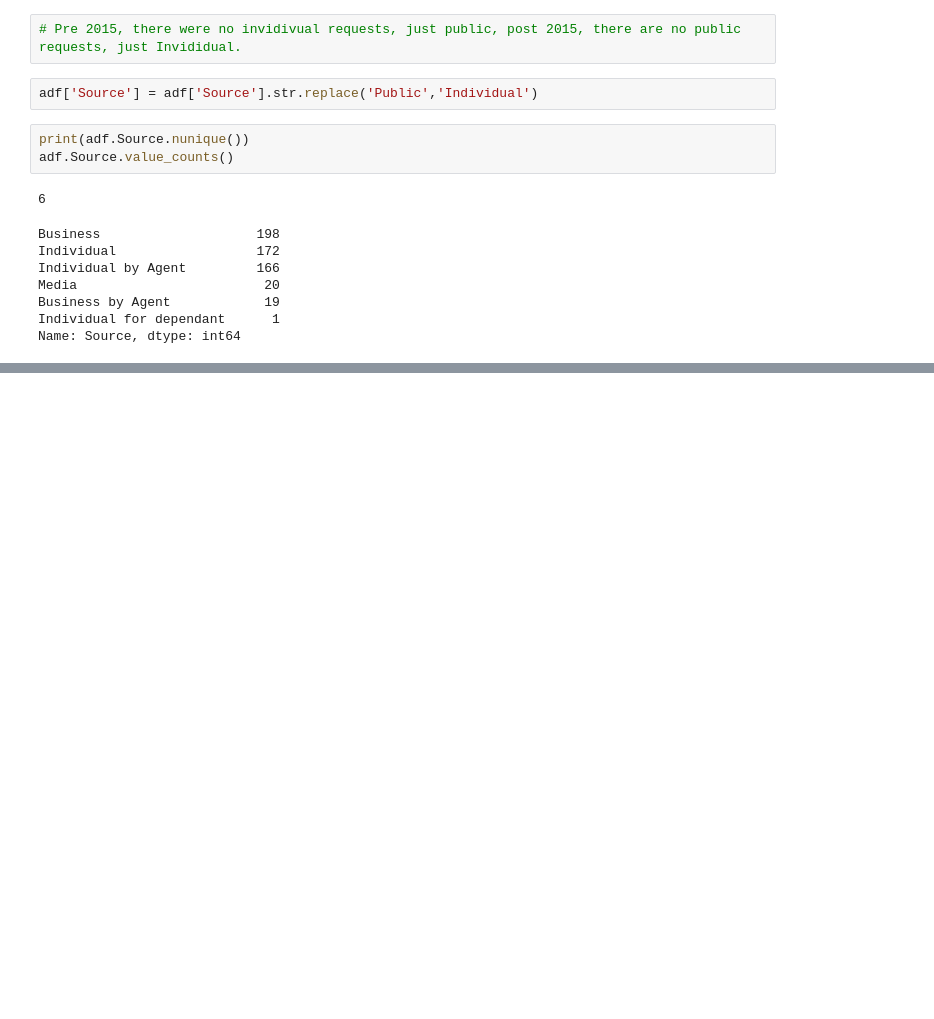
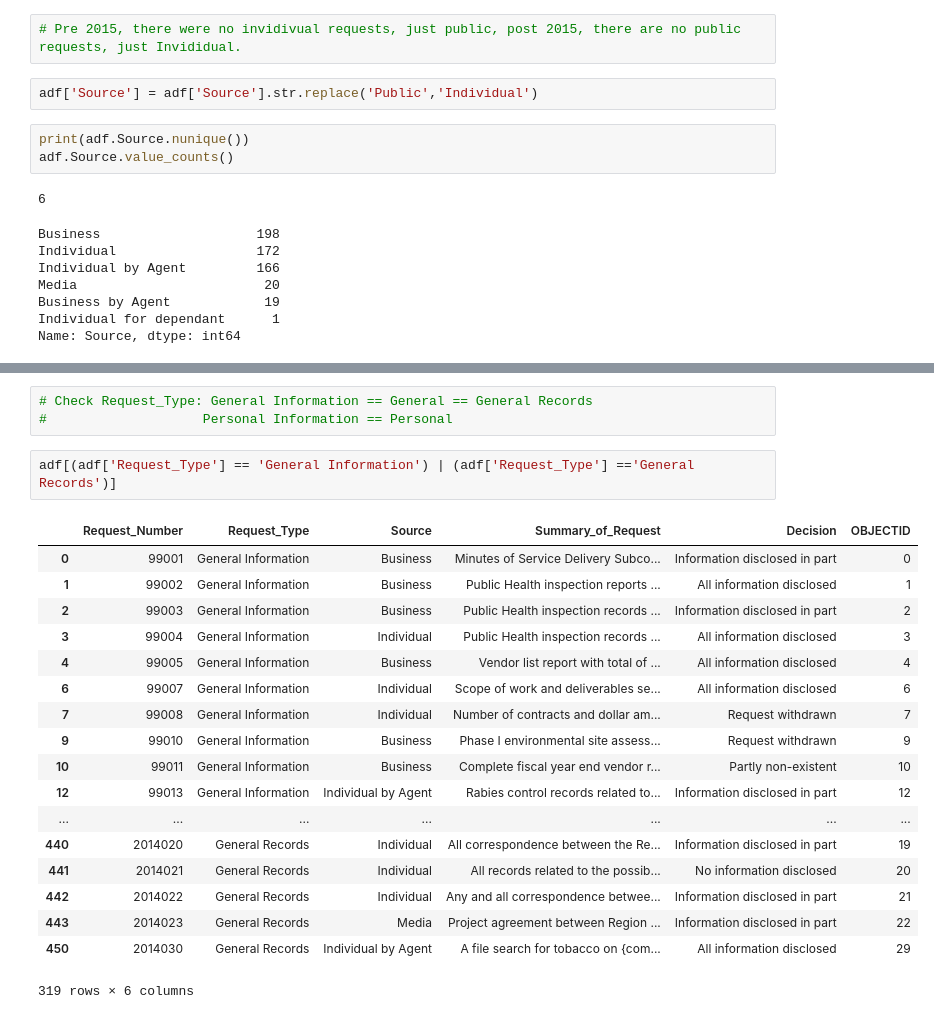
Before and after one commit to brodriguezmilla/foir, a Jupyter notebook: foir.ipynb, the cells around one changed output, grey strips where cells are left out. Drawn from its saved outputs; the diff is of its cells as text; blank space fills up the shorter version.

```diff
--- a/foir.ipynb
+++ b/foir.ipynb
@@ -355,0 +465,24 @@ adf[(adf['Decision'] == 'No responsive records exist') | (adf['Decision'] =='Non
+# %%
+# Check Request_Type: General Information == General == General Records
+#                    Personal Information == Personal
+# %%
+adf[(adf['Request_Type'] == 'General Information') | (adf['Request_Type'] =='General Records')]
+# %% [output]
+|  | Request_Number | Request_Type | Source | Summary_of_Request | Decision | OBJECTID |
+| 0 | 99001 | General Information | Business | Minutes of Service Delivery Subco... | Information disclosed in part | 0 |
+| 1 | 99002 | General Information | Business | Public Health inspection reports ... | All information disclosed | 1 |
+| 2 | 99003 | General Information | Business | Public Health inspection records ... | Information disclosed in part | 2 |
+| 3 | 99004 | General Information | Individual | Public Health inspection records ... | All information disclosed | 3 |
+| 4 | 99005 | General Information | Business | Vendor list report with total of ... | All information disclosed | 4 |
+| 6 | 99007 | General Information | Individual | Scope of work and deliverables se... | All information disclosed | 6 |
+| 7 | 99008 | General Information | Individual | Number of contracts and dollar am... | Request withdrawn | 7 |
+| 9 | 99010 | General Information | Business | Phase I environmental site assess... | Request withdrawn | 9 |
+| 10 | 99011 | General Information | Business | Complete fiscal year end vendor r... | Partly non-existent | 10 |
+| 12 | 99013 | General Information | Individual by Agent | Rabies control records related to... | Information disclosed in part | 12 |
+| ... | ... | ... | ... | ... | ... | ... |
+| 440 | 2014020 | General Records | Individual | All correspondence between the Re... | Information disclosed in part | 19 |
+| 441 | 2014021 | General Records | Individual | All records related to the possib... | No information disclosed | 20 |
+| 442 | 2014022 | General Records | Individual | Any and all correspondence betwee... | Information disclosed in part | 21 |
+| 443 | 2014023 | General Records | Media | Project agreement between Region ... | Information disclosed in part | 22 |
+| 450 | 2014030 | General Records | Individual by Agent | A file search for tobacco on {com... | All information disclosed | 29 |
+319 rows × 6 columns
```
Also changed, not shown: parts of 12 cells of this notebook.
